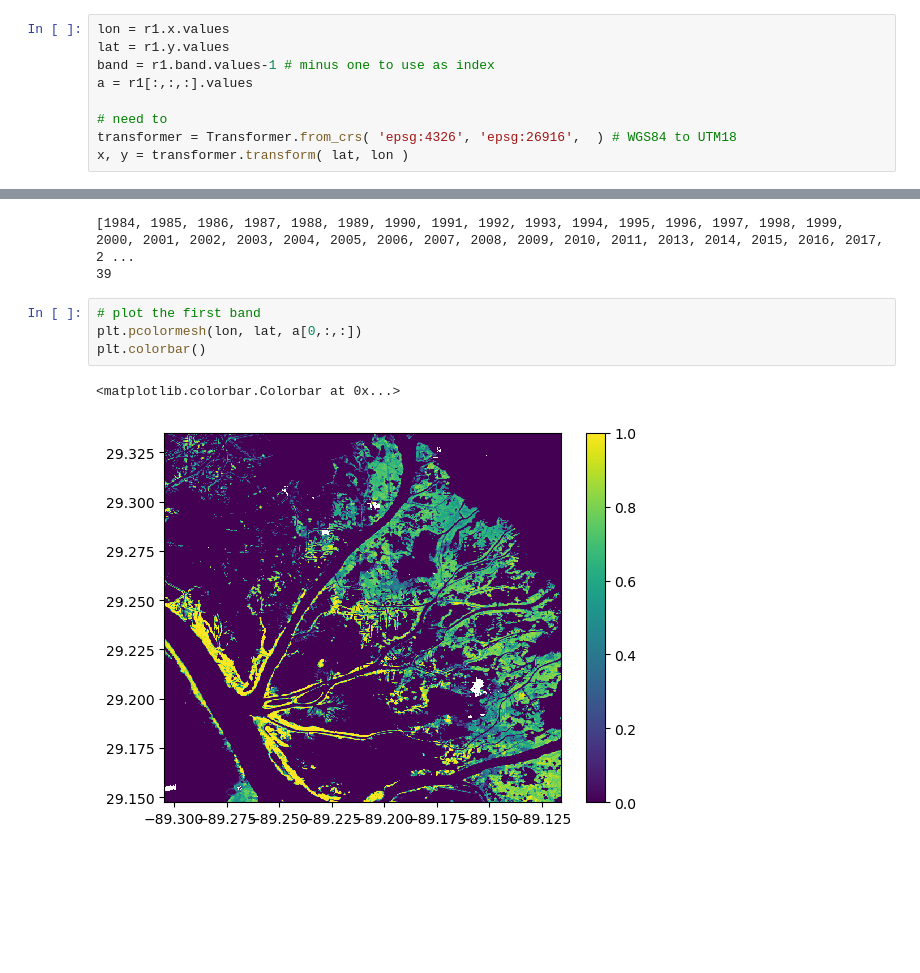
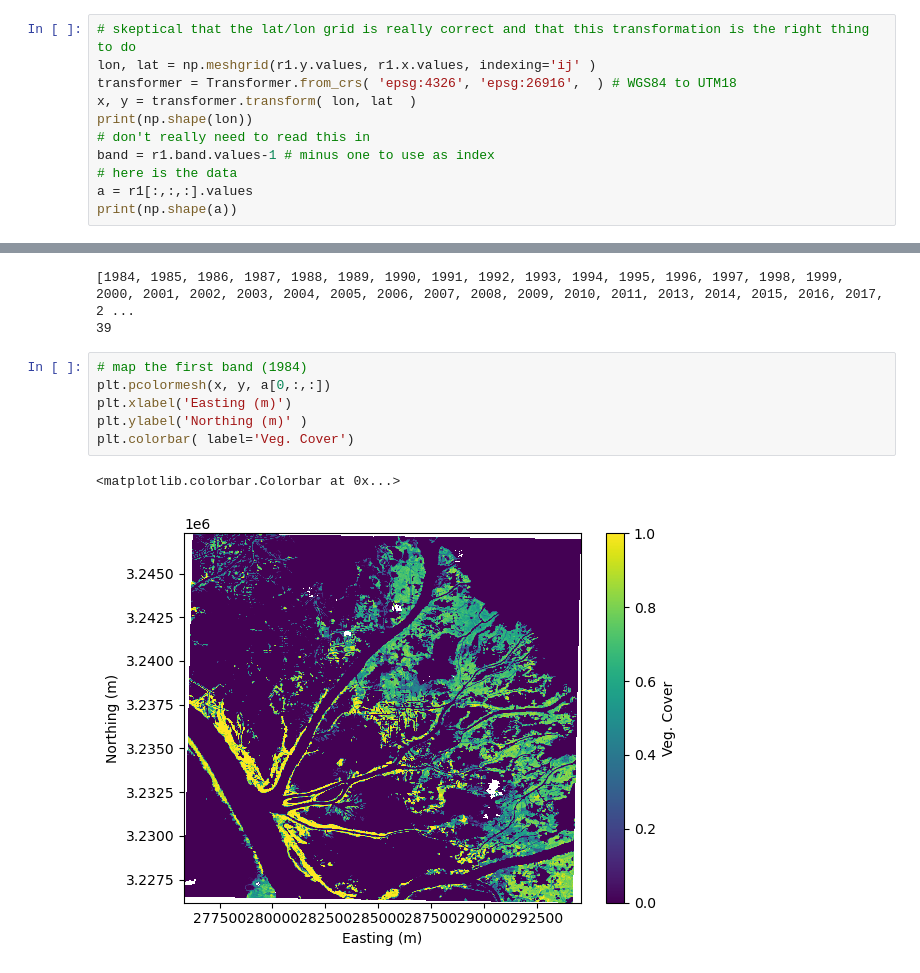
Before and after one commit to csherwood-usgs/marsh, a Jupyter notebook: delta_profile.ipynb, the cells around one changed output, grey strips where cells are left out. Drawn from its saved outputs; the diff is of its cells as text; blank space fills up the shorter version.

Commit message:
first cut at delta plot

```diff
--- a/delta_profile.ipynb
+++ b/delta_profile.ipynb
@@ -29,12 +29,14 @@ Attributes:
     add_offset:              0.0
     long_name:               ('b1', 'b2', 'b3', 'b4', 'b5', 'b6', 'b7', 'b8',...
 # %%
-lon = r1.x.values
-lat = r1.y.values
+# skeptical that the lat/lon grid is really correct and that this transformation is the right thing to do
+lon, lat = np.meshgrid(r1.y.values, r1.x.values, indexing='ij' )
+transformer = Transformer.from_crs( 'epsg:4326', 'epsg:26916',  ) # WGS84 to UTM18
+x, y = transformer.transform( lon, lat  )
+print(np.shape(lon))
+# don't really need to read this in
 band = r1.band.values-1 # minus one to use as index
+# here is the data
 a = r1[:,:,:].values
-
-# need to
-transformer = Transformer.from_crs( 'epsg:4326', 'epsg:26916',  ) # WGS84 to UTM18
-x, y = transformer.transform( lat, lon )
+print(np.shape(a))
 # %% [output]
@@ -49,10 +52,12 @@ print(len(yr))
 [1984, 1985, 1986, 1987, 1988, 1989, 1990, 1991, 1992, 1993, 1994, 1995, 1996, 1997, 1998, 1999, 2000, 2001, 2002, 2003, 2004, 2005, 2006, 2007, 2008, 2009, 2010, 2011, 2013, 2014, 2015, 2016, 2017, 2 ...
 39
 # %%
-# plot the first band
-plt.pcolormesh(lon, lat, a[0,:,:])
-plt.colorbar()
+# map the first band (1984)
+plt.pcolormesh(x, y, a[0,:,:])
+plt.xlabel('Easting (m)')
+plt.ylabel('Northing (m)' )
+plt.colorbar( label='Veg. Cover')
 # %% [output]
 <matplotlib.colorbar.Colorbar at 0x...>
-[figure, old version]
+[figure, new version]
 # %%
```
Also changed, not shown: parts of 4 cells of this notebook.
